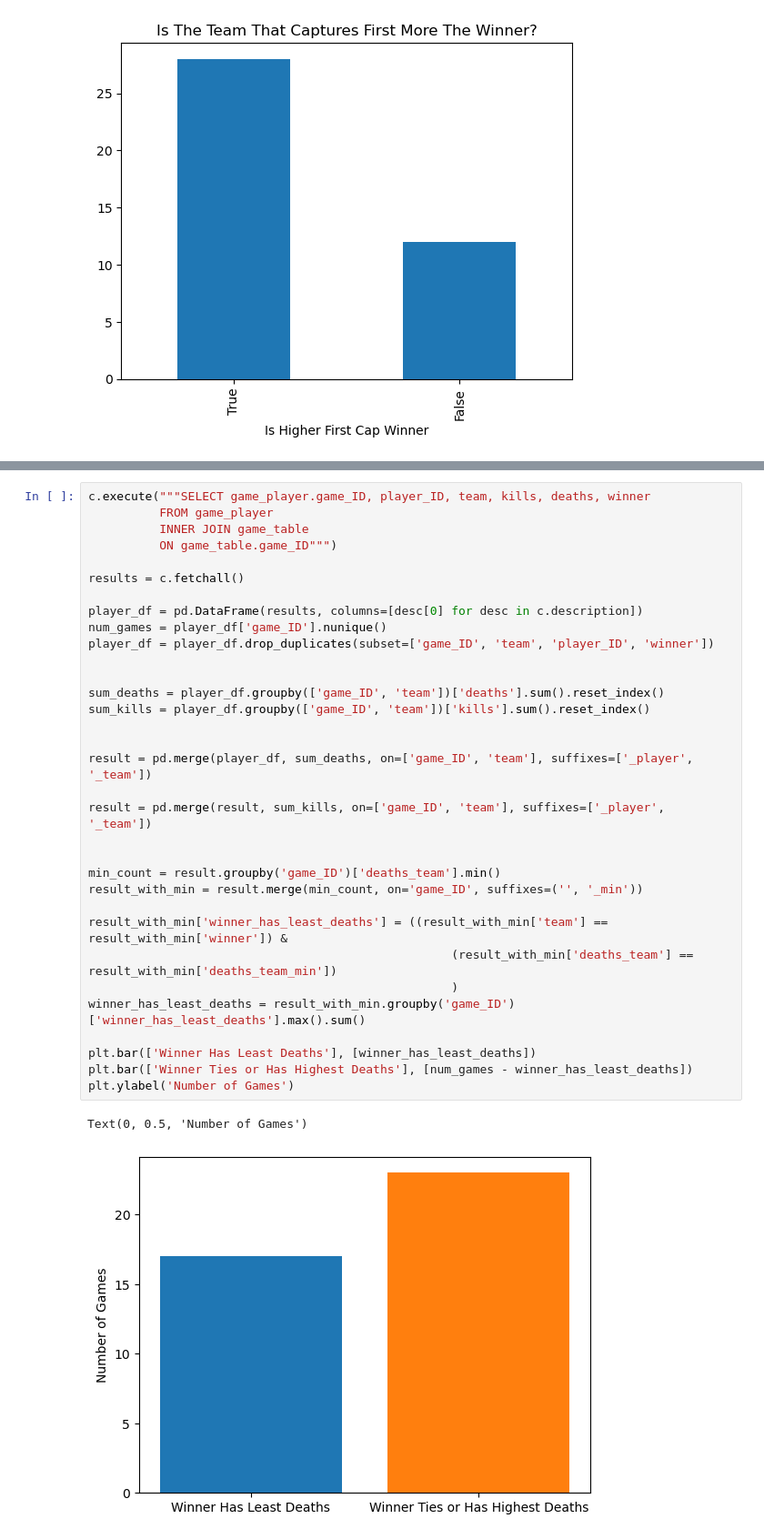
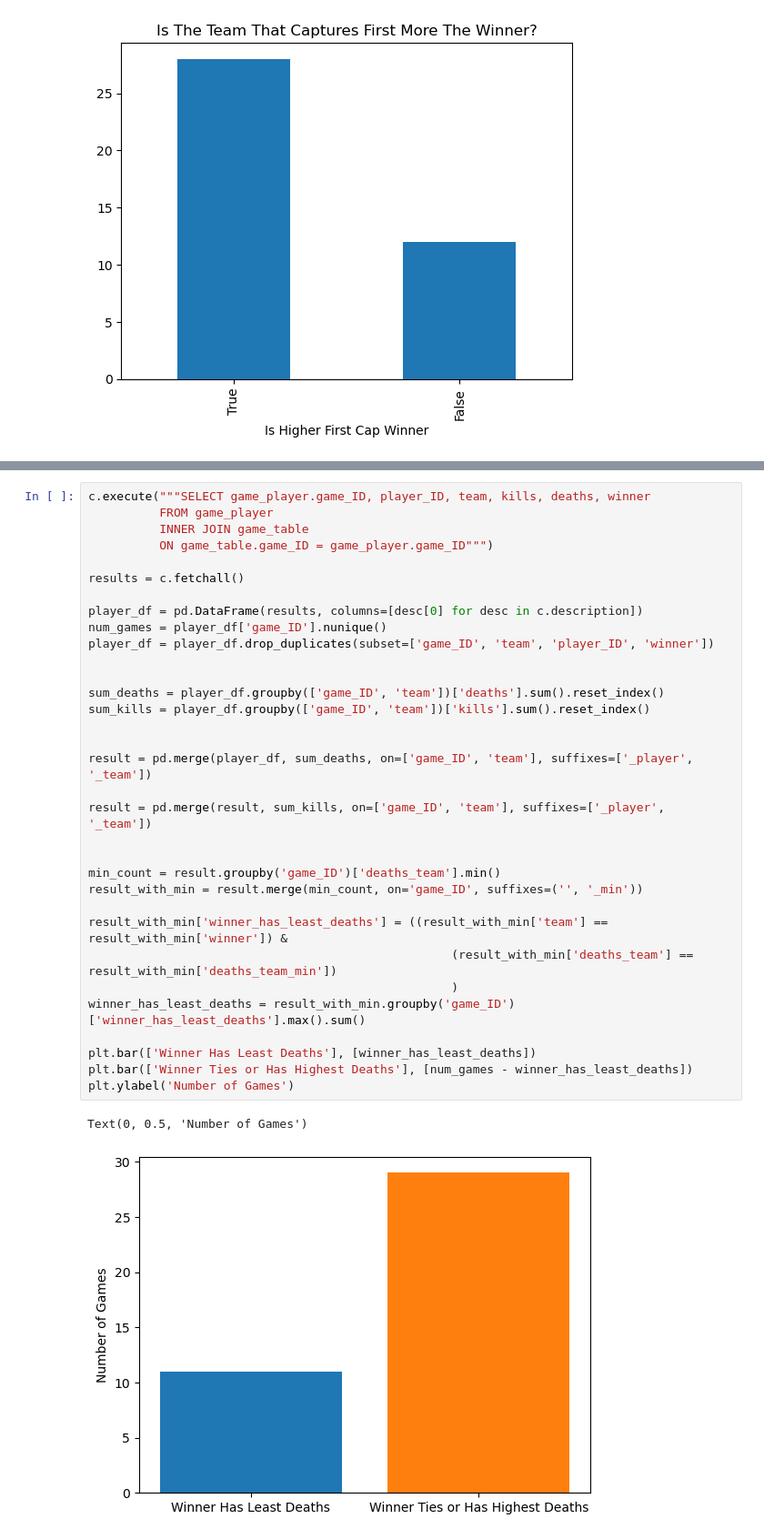
Before and after one commit to AlexPhilipsen/DataMiningProject, a Jupyter notebook: New/results.ipynb, the cells around one changed output, grey strips where cells are left out. Shown at 91% size. Saved outputs shown, nothing was run; the diff lists cells and outputs as text.

```diff
--- a/New/results.ipynb
+++ b/New/results.ipynb
@@ -200,38 +200,38 @@ Text(0, 0.5, 'Number of Games')
 c.execute("""SELECT game_player.game_ID, player_ID, team, kills, deaths, winner
           FROM game_player
           INNER JOIN game_table
-          ON game_table.game_ID""")
+          ON game_table.game_ID = game_player.game_ID""")
 
 results = c.fetchall()
 
 player_df = pd.DataFrame(results, columns=[desc[0] for desc in c.description])
 num_games = player_df['game_ID'].nunique()
 player_df = player_df.drop_duplicates(subset=['game_ID', 'team', 'player_ID', 'winner'])
 
 
 sum_deaths = player_df.groupby(['game_ID', 'team'])['deaths'].sum().reset_index()
 sum_kills = player_df.groupby(['game_ID', 'team'])['kills'].sum().reset_index()
 
 
 result = pd.merge(player_df, sum_deaths, on=['game_ID', 'team'], suffixes=['_player', '_team'])
 
 result = pd.merge(result, sum_kills, on=['game_ID', 'team'], suffixes=['_player', '_team'])
 
 
 min_count = result.groupby('game_ID')['deaths_team'].min()
 result_with_min = result.merge(min_count, on='game_ID', suffixes=('', '_min'))
 
 result_with_min['winner_has_least_deaths'] = ((result_with_min['team'] == result_with_min['winner']) &
                                                    (result_with_min['deaths_team'] == result_with_min['deaths_team_min'])
                                                    )
 winner_has_least_deaths = result_with_min.groupby('game_ID')['winner_has_least_deaths'].max().sum()
 
 plt.bar(['Winner Has Least Deaths'], [winner_has_least_deaths])
 plt.bar(['Winner Ties or Has Highest Deaths'], [num_games - winner_has_least_deaths])
 plt.ylabel('Number of Games')
 # %% [output]
 Text(0, 0.5, 'Number of Games')
-[figure, old version]
+[figure, new version]
 # %%
 max_count = result.groupby('game_ID')['kills_team'].max()
 result_with_max = result.merge(max_count, on='game_ID', suffixes=('', '_max'))
```
Also changed, not shown: parts of 4 cells of this notebook.
